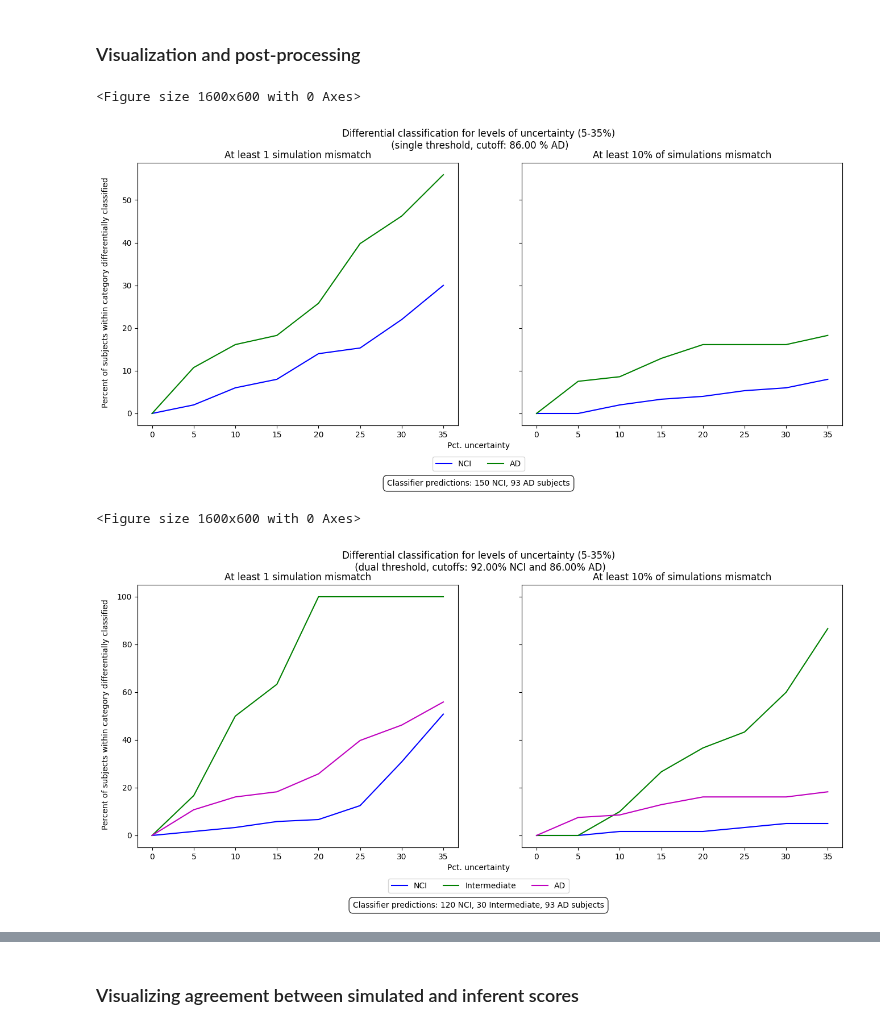
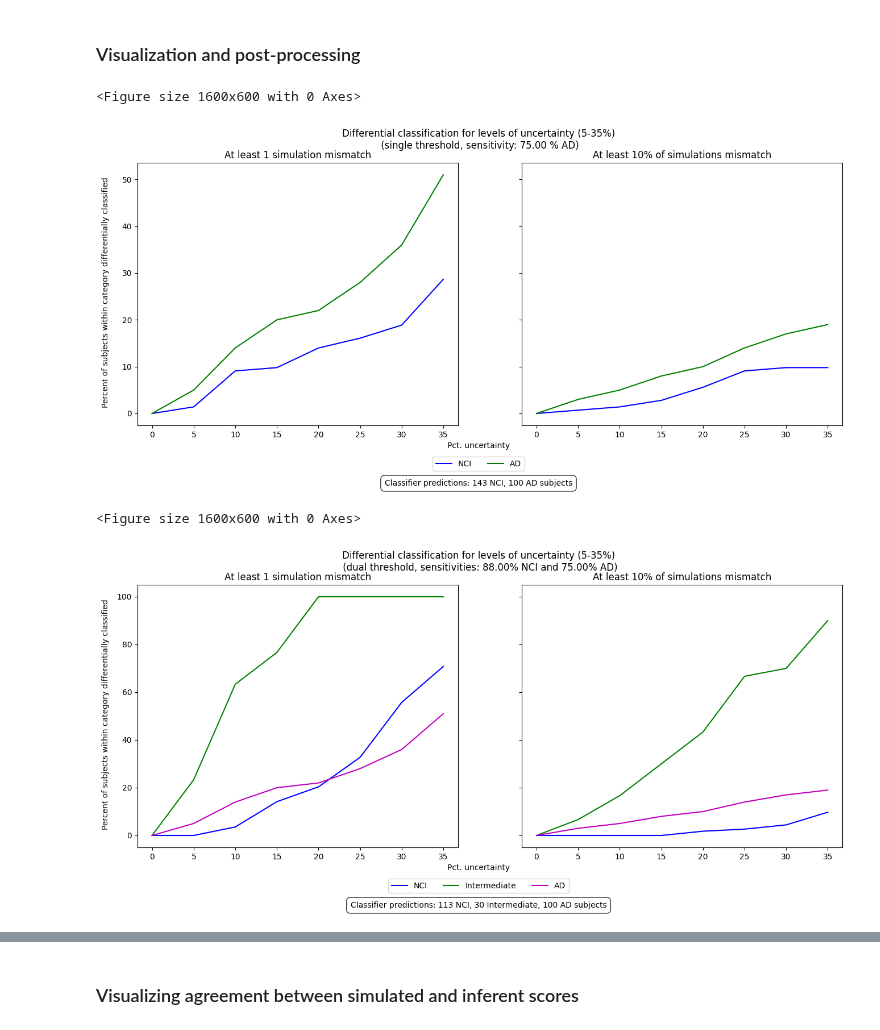
Before and after one commit to Translational-HDPM/T-HDPM_uncertainty_analysis, a Jupyter notebook: notebooks/uncertainty_analysis_adjusted_sd.ipynb, the cells around one changed output, grey strips where cells are left out. Cells and saved outputs as stored; diff of their text form; code cells hidden in the pictures.

```diff
--- a/notebooks/uncertainty_analysis_adjusted_sd.ipynb
+++ b/notebooks/uncertainty_analysis_adjusted_sd.ipynb
@@ -185,0 +179,3 @@ single_thres=np.float64(0.86) dual_thres_low=np.float64(0.08) dual_thres_high=np
+# %%
+ad_sens_spec_df = build_sensitivity_specificity_df(pathos, gt_probs, "AD")
+nci_sens_spec_df = build_sensitivity_specificity_df(pathos, gt_probs, "NCI")
@@ -185,0 +189,10 @@ single_thres=np.float64(0.86) dual_thres_low=np.float64(0.08) dual_thres_high=np
+# %%
+# From plot above, sensible ranges for
+#  1. AD sensitivity: 60-75%
+#  2. NCI sensitivity: 88-93%
+
+target_ad_sensitivity, target_nci_sensitivity = 75, 88
+single_thres = get_threshold(target_ad_sensitivity, ad_sens_spec_df) / 100
+dual_thres_low = get_threshold(target_nci_sensitivity, nci_sens_spec_df) / 100
+dual_thres_high = get_threshold(target_ad_sensitivity, ad_sens_spec_df) / 100
+print(f"{single_thres=} {dual_thres_low=} {dual_thres_high=}")
@@ -328,23 +343,23 @@ plot_differential_classification_results(
     ten_pct_sim_mismatch_pred_labels_dict=res.single_thres_pred_labels,
     labels_dict=dict(zip(["NCI", "AD"], "bg")),
     figure_title="Differential classification for levels of uncertainty (5-35%)\n"
-    + f" (single threshold, cutoff: {single_thres * 100:.2f} % AD)",
+    + f" (single threshold, sensitivity: {target_ad_sensitivity:.2f} % AD)",
 )
 # %% [output]
 <Figure size 1600x600 with 0 Axes>
-[figure, old version]
+[figure, new version]
 # %%
 plot_differential_classification_results(
     gt_labels=res.dual_thres_gt_labels,
     one_sim_mismatch_pred_labels_dict=res_1_diff_cls.dual_thres_pred_labels,
     ten_pct_sim_mismatch_pred_labels_dict=res.dual_thres_pred_labels,
     labels_dict=dict(zip(["NCI", "Intermediate", "AD"], "bgm")),
     figure_title="Differential classification for levels of uncertainty (5-35%)\n"
-    + f" (dual threshold, cutoffs: {(1 - dual_thres_low) * 100:.2f}% NCI and {dual_thres_high * 100:.2f}% AD)",
+    + f" (dual threshold, sensitivities: {target_nci_sensitivity:.2f}% NCI and {target_ad_sensitivity:.2f}% AD)",
 )
 # %% [output]
 <Figure size 1600x600 with 0 Axes>
-[figure, old version]
+[figure, new version]
 # %%
 uncertainty = 35
 generate_waterfall_plot(
```
Also changed, not shown: parts of 5 cells of this notebook, 1 other file.
